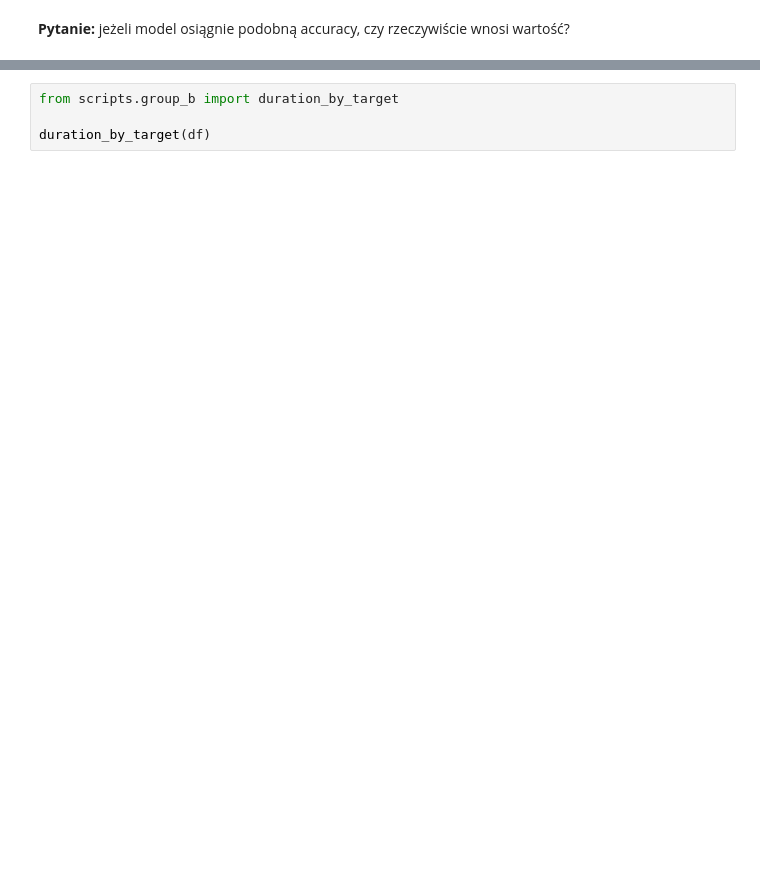
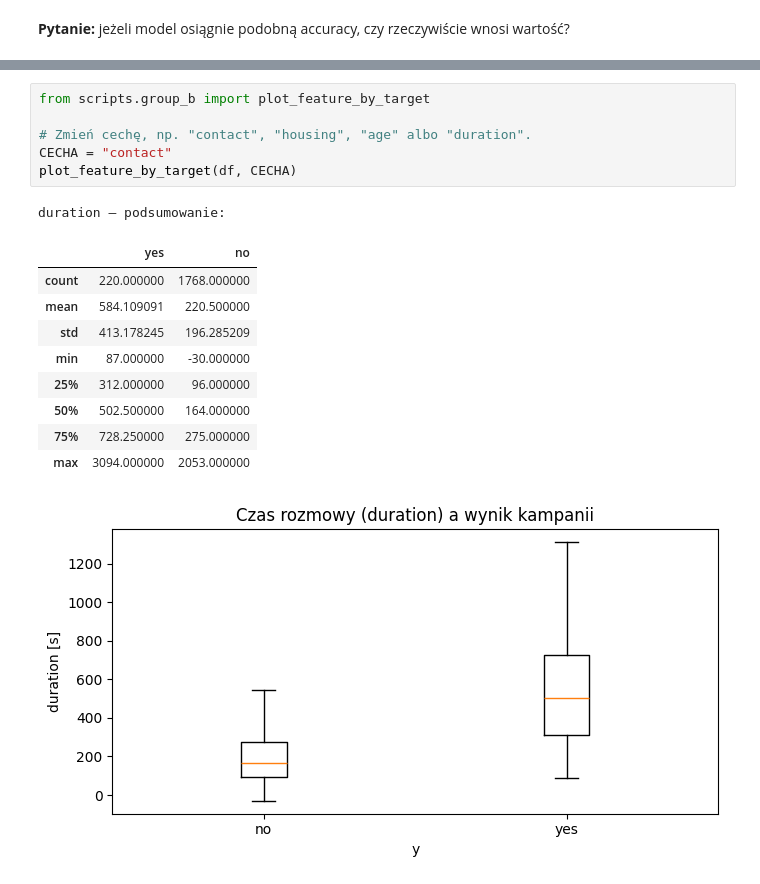
Before and after one commit to poochacz/Podstawy_technologii_ML, a Jupyter notebook: 01_eda_bank_marketing_colab/notebooks/02_GRUPA_B_leakage_i_balance.ipynb, the cells around one changed output, grey strips where cells are left out. Saved outputs shown, nothing was run; the diff lists cells and outputs as text; blank space fills up the shorter version.

```diff
--- a/01_eda_bank_marketing_colab/notebooks/02_GRUPA_B_leakage_i_balance.ipynb
+++ b/01_eda_bank_marketing_colab/notebooks/02_GRUPA_B_leakage_i_balance.ipynb
@@ -61,4 +107,18 @@ numeric_features_by_target(df)
 # %%
-from scripts.group_b import duration_by_target
+from scripts.group_b import plot_feature_by_target
 
-duration_by_target(df)
+# Zmień cechę, np. "contact", "housing", "age" albo "duration".
+CECHA = "contact"
+plot_feature_by_target(df, CECHA)
+# %% [output]
+duration – podsumowanie:
+|  | yes | no |
+| count | 220.000000 | 1768.000000 |
+| mean | 584.109091 | 220.500000 |
+| std | 413.178245 | 196.285209 |
+| min | 87.000000 | -30.000000 |
+| 25% | 312.000000 | 96.000000 |
+| 50% | 502.500000 | 164.000000 |
+| 75% | 728.250000 | 275.000000 |
+| max | 3094.000000 | 2053.000000 |
+[figure, added]
```
Also changed, not shown: parts of 12 cells of this notebook, 17 other files.
